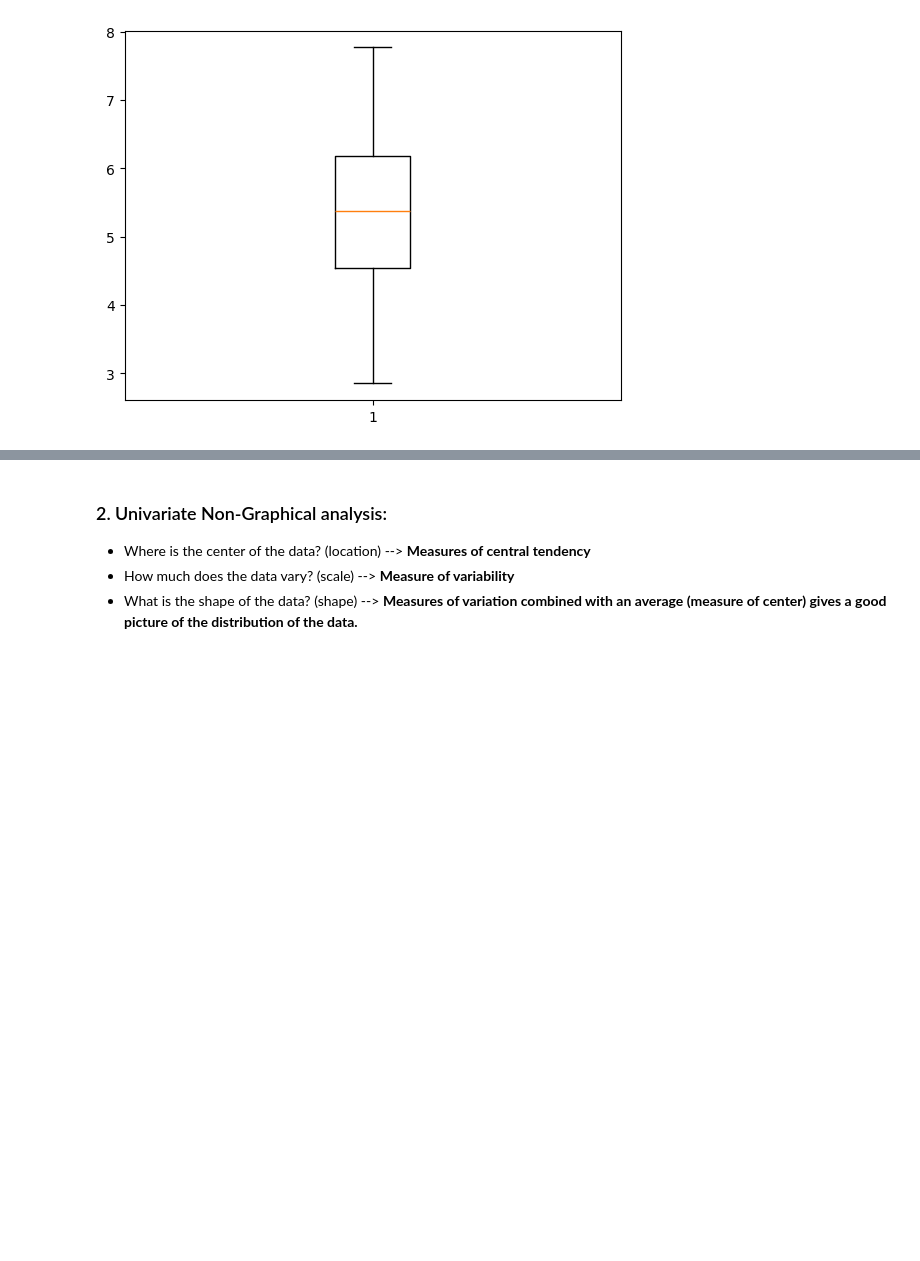
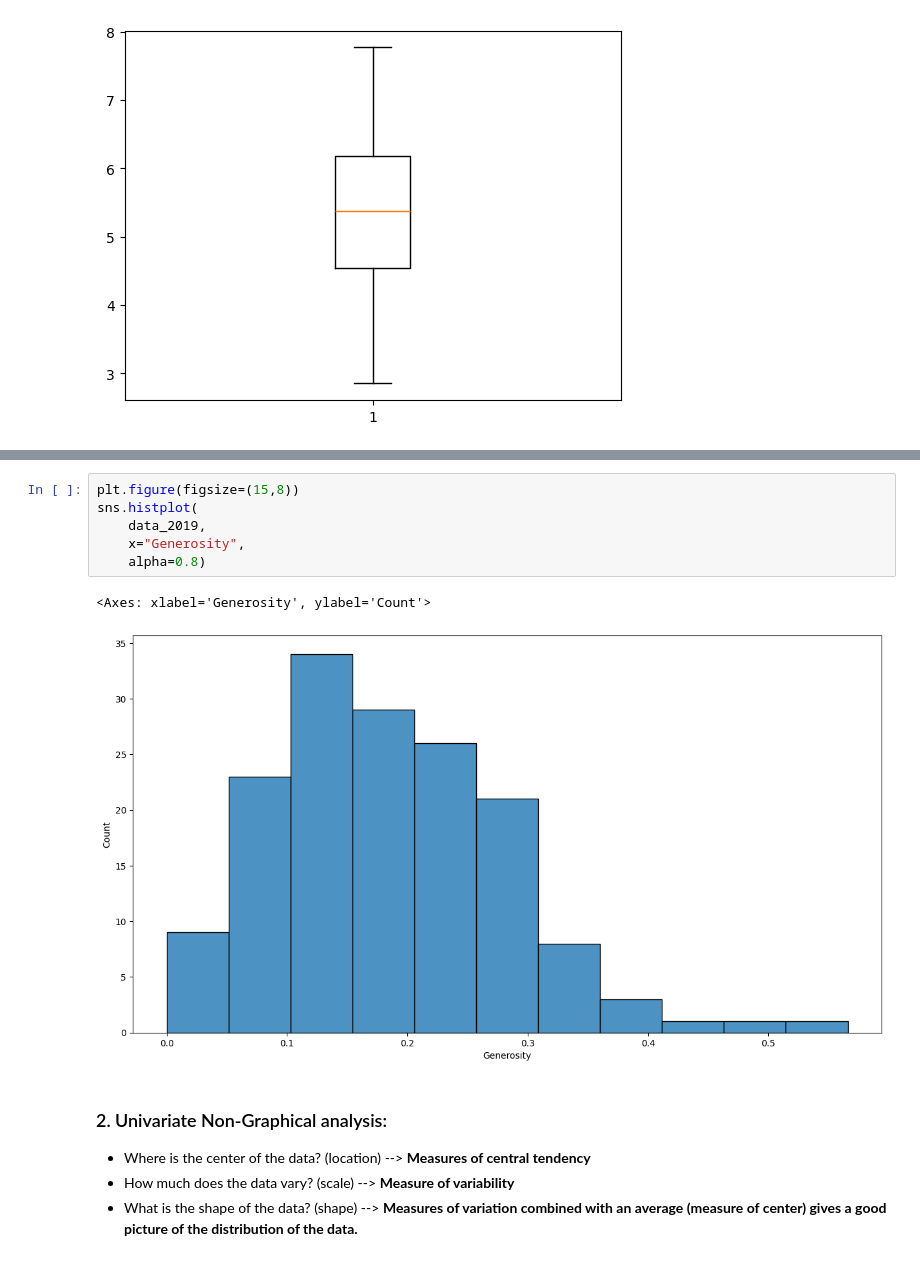
Before and after one commit to Tw-0l/Happiness-Report, a Jupyter notebook: EDA explain template.ipynb, the cells around one changed output, grey strips where cells are left out. Saved outputs shown, nothing was run; the diff lists cells and outputs as text; blank space fills up the shorter version.

```diff
--- a/EDA explain template.ipynb
+++ b/EDA explain template.ipynb
@@ -710,3 +745,12 @@ plt.show()
+# %%
+plt.figure(figsize=(15,8))
+sns.histplot(
+    data_2019,
+    x="Generosity",
+    alpha=0.8)
+# %% [output]
+<Axes: xlabel='Generosity', ylabel='Count'>
+[figure, added]
 # %% [markdown]
 ### 2. Univariate Non-Graphical analysis:
 
```
Also changed, not shown: parts of 14 cells of this notebook.
